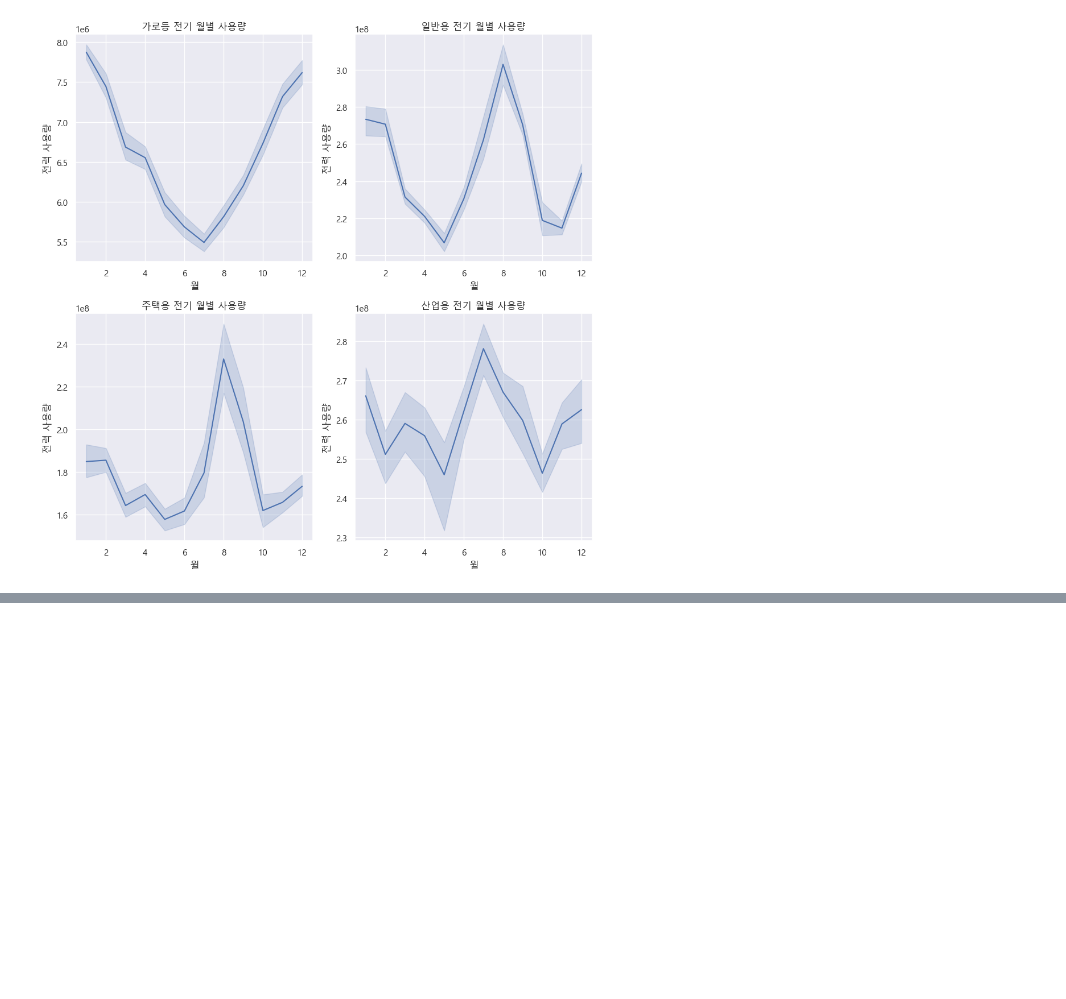
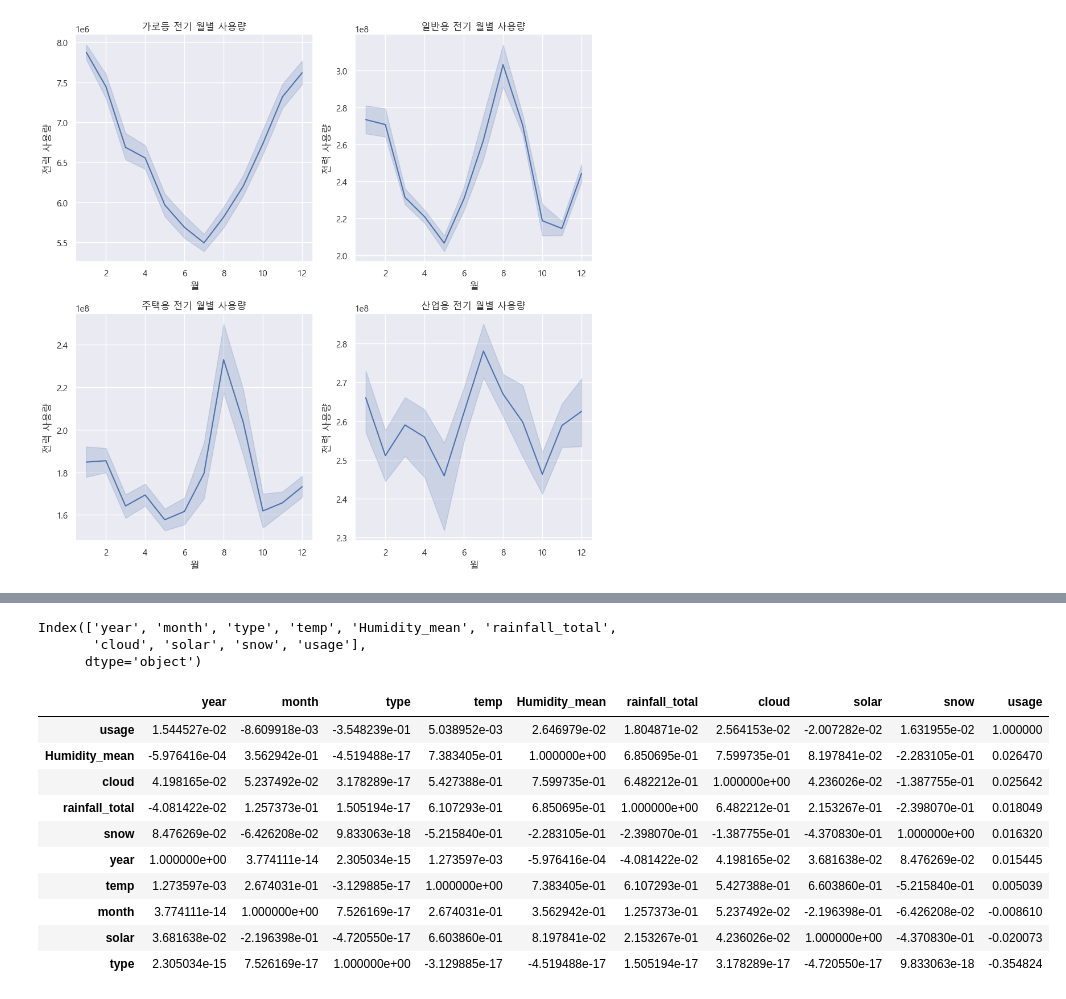
Before and after one commit to ThatHomr/Project_3, a Jupyter notebook: seoyeon/visualization_sy_1.ipynb, the cells around one changed output, grey strips where cells are left out. Saved outputs shown, nothing was run; the diff lists cells and outputs as text; code cells hidden in the pictures; blank space fills up the shorter version.

```diff
--- a/seoyeon/visualization_sy_1.ipynb
+++ b/seoyeon/visualization_sy_1.ipynb
@@ -467,0 +462,22 @@ plt.show()
+# %%
+df.columns
+# %% [output]
+Index(['year', 'month', 'type', 'temp', 'Humidity_mean', 'rainfall_total',
+       'cloud', 'solar', 'snow', 'usage'],
+      dtype='object')
+# %%
+day_df_corr = df.corr()
+day_df_corr_sort = day_df_corr.sort_values('usage', ascending=False)
+day_df_corr_sort.head(10)
+# %% [output]
+|  | year | month | type | temp | Humidity_mean | rainfall_total | cloud | solar | snow | usage |
+| usage | 1.544527e-02 | -8.609918e-03 | -3.548239e-01 | 5.038952e-03 | 2.646979e-02 | 1.804871e-02 | 2.564153e-02 | -2.007282e-02 | 1.631955e-02 | 1.000000 |
+| Humidity_mean | -5.976416e-04 | 3.562942e-01 | -4.519488e-17 | 7.383405e-01 | 1.000000e+00 | 6.850695e-01 | 7.599735e-01 | 8.197841e-02 | -2.283105e-01 | 0.026470 |
+| cloud | 4.198165e-02 | 5.237492e-02 | 3.178289e-17 | 5.427388e-01 | 7.599735e-01 | 6.482212e-01 | 1.000000e+00 | 4.236026e-02 | -1.387755e-01 | 0.025642 |
+| rainfall_total | -4.081422e-02 | 1.257373e-01 | 1.505194e-17 | 6.107293e-01 | 6.850695e-01 | 1.000000e+00 | 6.482212e-01 | 2.153267e-01 | -2.398070e-01 | 0.018049 |
+| snow | 8.476269e-02 | -6.426208e-02 | 9.833063e-18 | -5.215840e-01 | -2.283105e-01 | -2.398070e-01 | -1.387755e-01 | -4.370830e-01 | 1.000000e+00 | 0.016320 |
+| year | 1.000000e+00 | 3.774111e-14 | 2.305034e-15 | 1.273597e-03 | -5.976416e-04 | -4.081422e-02 | 4.198165e-02 | 3.681638e-02 | 8.476269e-02 | 0.015445 |
+| temp | 1.273597e-03 | 2.674031e-01 | -3.129885e-17 | 1.000000e+00 | 7.383405e-01 | 6.107293e-01 | 5.427388e-01 | 6.603860e-01 | -5.215840e-01 | 0.005039 |
+| month | 3.774111e-14 | 1.000000e+00 | 7.526169e-17 | 2.674031e-01 | 3.562942e-01 | 1.257373e-01 | 5.237492e-02 | -2.196398e-01 | -6.426208e-02 | -0.008610 |
+| solar | 3.681638e-02 | -2.196398e-01 | -4.720550e-17 | 6.603860e-01 | 8.197841e-02 | 2.153267e-01 | 4.236026e-02 | 1.000000e+00 | -4.370830e-01 | -0.020073 |
+| type | 2.305034e-15 | 7.526169e-17 | 1.000000e+00 | -3.129885e-17 | -4.519488e-17 | 1.505194e-17 | 3.178289e-17 | -4.720550e-17 | 9.833063e-18 | -0.354824 |
```
Also changed, not shown: parts of 25 cells of this notebook.
